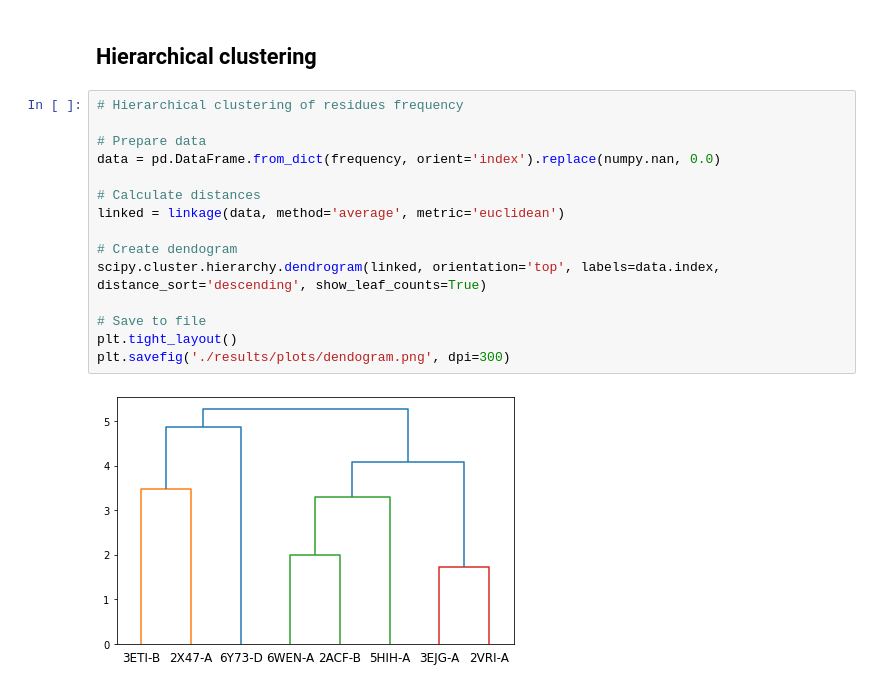
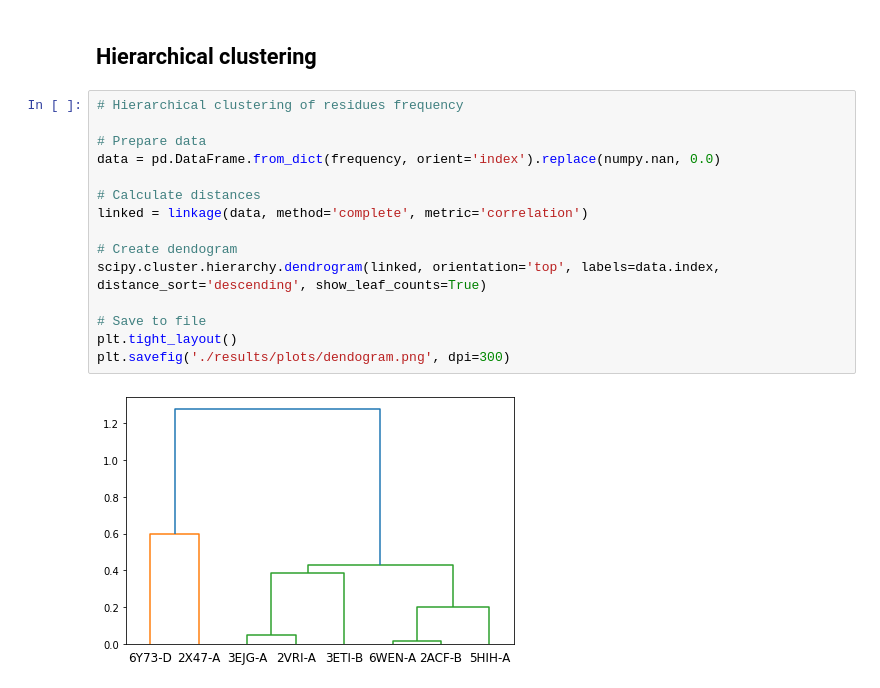
Before and after one commit to LBC-LNBio/pyKVFinder, a Jupyter notebook: etc/examples/evolutive-analysis/evolutive-analysis.ipynb, the cells around one changed output. Cells and saved outputs as stored; diff of their text form.

```diff
--- a/etc/examples/evolutive-analysis/evolutive-analysis.ipynb
+++ b/etc/examples/evolutive-analysis/evolutive-analysis.ipynb
@@ -256,17 +256,17 @@ fig.savefig('./results/plots/kde.png', dpi=300)
 # %%
 # Hierarchical clustering of residues frequency
 
 # Prepare data
 data = pd.DataFrame.from_dict(frequency, orient='index').replace(numpy.nan, 0.0)
 
 # Calculate distances
-linked = linkage(data, method='average', metric='euclidean')
+linked = linkage(data, method='complete', metric='correlation')
 
 # Create dendogram
 scipy.cluster.hierarchy.dendrogram(linked, orientation='top', labels=data.index, distance_sort='descending', show_leaf_counts=True)
 
 # Save to file
 plt.tight_layout()
 plt.savefig('./results/plots/dendogram.png', dpi=300)
 # %% [output]
-[figure, old version]
+[figure, new version]
```
